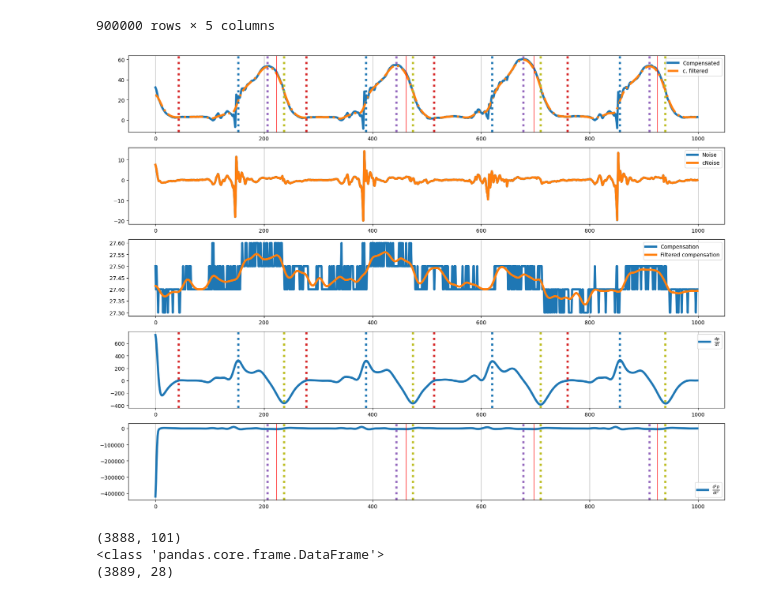
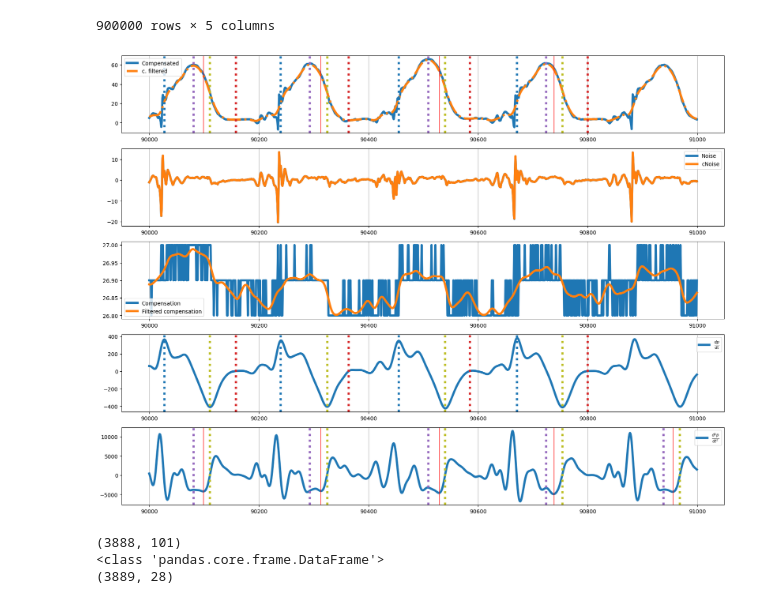
Before and after one commit to MaxBalmus/GiessenDataAnalysis, a Jupyter notebook: Tutorials/analyse_giessen_template.ipynb, the cells around one changed output. Saved outputs shown, nothing was run; the diff lists cells and outputs as text; code cells hidden in the pictures.

```diff
--- a/Tutorials/analyse_giessen_template.ipynb
+++ b/Tutorials/analyse_giessen_template.ipynb
@@ -32,9 +32,9 @@ ag.compute_points_of_interest()
 # %%
 sumstats = ag.points_df
 # %%
-ag.plot_pressures(start=0, finish=1000)
+ag.plot_pressures(start=90000, finish=91000)
 # %% [output]
-[figure, old version]
+[figure, new version]
 # %%
 beats = pd.DataFrame(ag.resample_heart_beat())
 # %%
```
Also changed, not shown: 2 other files.
